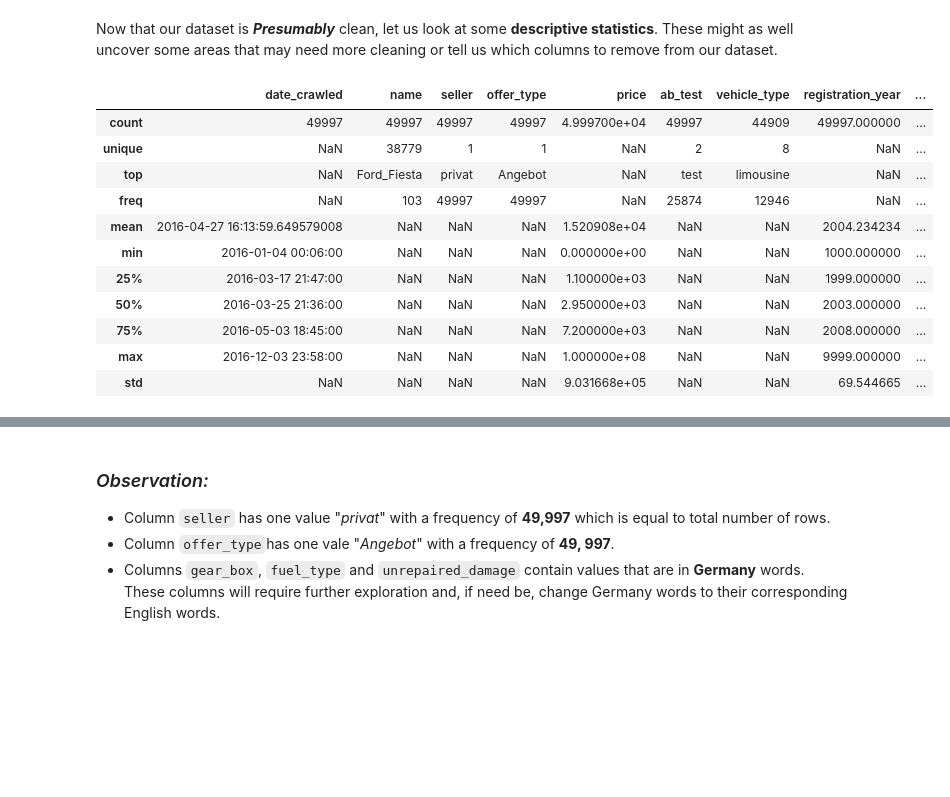
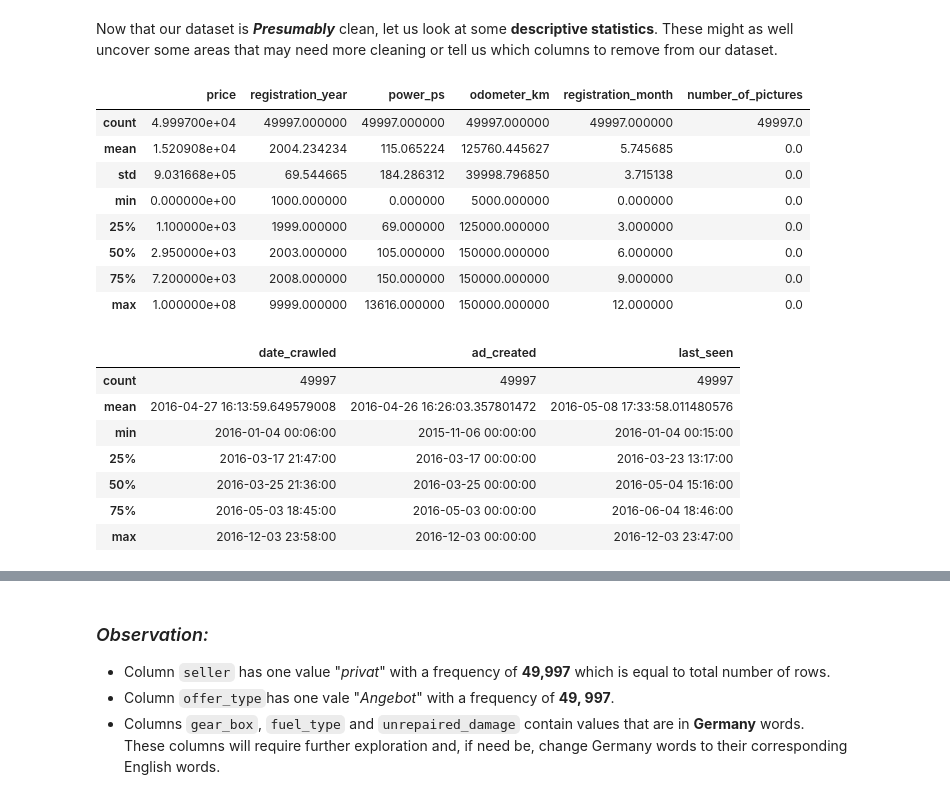
Before and after one commit to KasiwaAcademy/data_lab, a Jupyter notebook: content/E_Bay_Cars_Project.ipynb, the cells around one changed output, grey strips where cells are left out. Drawn from its saved outputs; the diff is of its cells as text; code cells hidden in the pictures; blank space fills up the shorter version.

```diff
--- a/content/E_Bay_Cars_Project.ipynb
+++ b/content/E_Bay_Cars_Project.ipynb
@@ -38,6 +39,6 @@ warnings.filterwarnings(action ='ignore', category = UserWarning)
 # %%
 # Read in dataset (csv file).
-df = pd.read_csv(r"C:\Users\j\Documents\Data Analytics Projects\e_Bay_Cars\autos.csv", low_memory = False)
+df = pd.read_csv("data/raw/autos.csv", low_memory = False)
 
 # Display the number of rows and columns.
 df.shape
@@ -259,18 +267,27 @@ auto.rename(columns = {'odometer': 'odometer_km'}, inplace = True)
 # %% [markdown]
 Now that our dataset is **_Presumably_** clean, let us look at some **descriptive statistics**. These might as well uncover some areas that may need more cleaning or tell us which columns to remove from our dataset.
 # %%
-# Descriptive statistics
-auto.describe(include='all')
+# Descriptive statistics for numeric values
+auto.describe(include = [np.number])
 # %% [output]
-|  | date_crawled | name | seller | offer_type | price | ab_test | vehicle_type | registration_year | ... |
-| count | 49997 | 49997 | 49997 | 49997 | 4.999700e+04 | 49997 | 44909 | 49997.000000 | ... |
-| unique | NaN | 38779 | 1 | 1 | NaN | 2 | 8 | NaN | ... |
-| top | NaN | Ford_Fiesta | privat | Angebot | NaN | test | limousine | NaN | ... |
-| freq | NaN | 103 | 49997 | 49997 | NaN | 25874 | 12946 | NaN | ... |
-| mean | 2016-04-27 16:13:59.649579008 | NaN | NaN | NaN | 1.520908e+04 | NaN | NaN | 2004.234234 | ... |
-| min | 2016-01-04 00:06:00 | NaN | NaN | NaN | 0.000000e+00 | NaN | NaN | 1000.000000 | ... |
-| 25% | 2016-03-17 21:47:00 | NaN | NaN | NaN | 1.100000e+03 | NaN | NaN | 1999.000000 | ... |
-| 50% | 2016-03-25 21:36:00 | NaN | NaN | NaN | 2.950000e+03 | NaN | NaN | 2003.000000 | ... |
-| 75% | 2016-05-03 18:45:00 | NaN | NaN | NaN | 7.200000e+03 | NaN | NaN | 2008.000000 | ... |
-| max | 2016-12-03 23:58:00 | NaN | NaN | NaN | 1.000000e+08 | NaN | NaN | 9999.000000 | ... |
-| std | NaN | NaN | NaN | NaN | 9.031668e+05 | NaN | NaN | 69.544665 | ... |
+|  | price | registration_year | power_ps | odometer_km | registration_month | number_of_pictures |
+| count | 4.999700e+04 | 49997.000000 | 49997.000000 | 49997.000000 | 49997.000000 | 49997.0 |
+| mean | 1.520908e+04 | 2004.234234 | 115.065224 | 125760.445627 | 5.745685 | 0.0 |
+| std | 9.031668e+05 | 69.544665 | 184.286312 | 39998.796850 | 3.715138 | 0.0 |
+| min | 0.000000e+00 | 1000.000000 | 0.000000 | 5000.000000 | 0.000000 | 0.0 |
+| 25% | 1.100000e+03 | 1999.000000 | 69.000000 | 125000.000000 | 3.000000 | 0.0 |
+| 50% | 2.950000e+03 | 2003.000000 | 105.000000 | 150000.000000 | 6.000000 | 0.0 |
+| 75% | 7.200000e+03 | 2008.000000 | 150.000000 | 150000.000000 | 9.000000 | 0.0 |
+| max | 1.000000e+08 | 9999.000000 | 13616.000000 | 150000.000000 | 12.000000 | 0.0 |
+# %%
+# Descriptive Statistics for date columns only
+auto.describe(include = 'datetime64[ns]')
+# %% [output]
+|  | date_crawled | ad_created | last_seen |
+| count | 49997 | 49997 | 49997 |
+| mean | 2016-04-27 16:13:59.649579008 | 2016-04-26 16:26:03.357801472 | 2016-05-08 17:33:58.011480576 |
+| min | 2016-01-04 00:06:00 | 2015-11-06 00:00:00 | 2016-01-04 00:15:00 |
+| 25% | 2016-03-17 21:47:00 | 2016-03-17 00:00:00 | 2016-03-23 13:17:00 |
+| 50% | 2016-03-25 21:36:00 | 2016-03-25 00:00:00 | 2016-05-04 15:16:00 |
+| 75% | 2016-05-03 18:45:00 | 2016-05-03 00:00:00 | 2016-06-04 18:46:00 |
+| max | 2016-12-03 23:58:00 | 2016-12-03 00:00:00 | 2016-12-03 23:47:00 |
```
Also changed, not shown: parts of 28 cells of this notebook, 6 other files.
